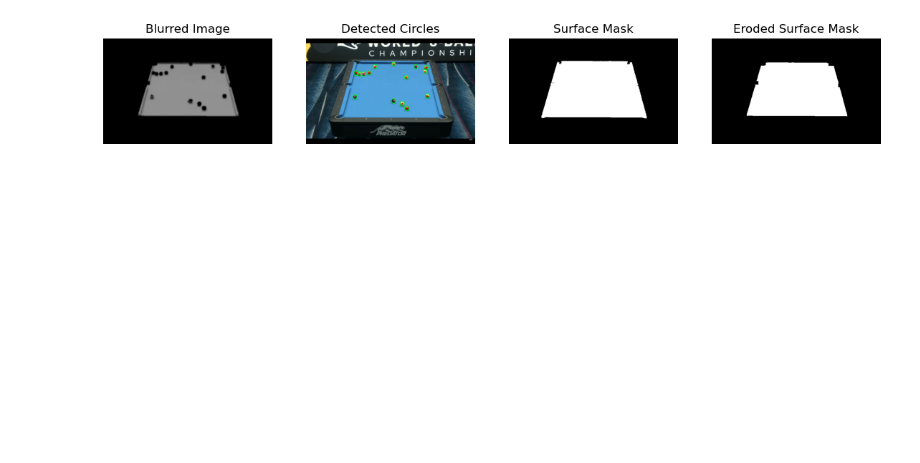
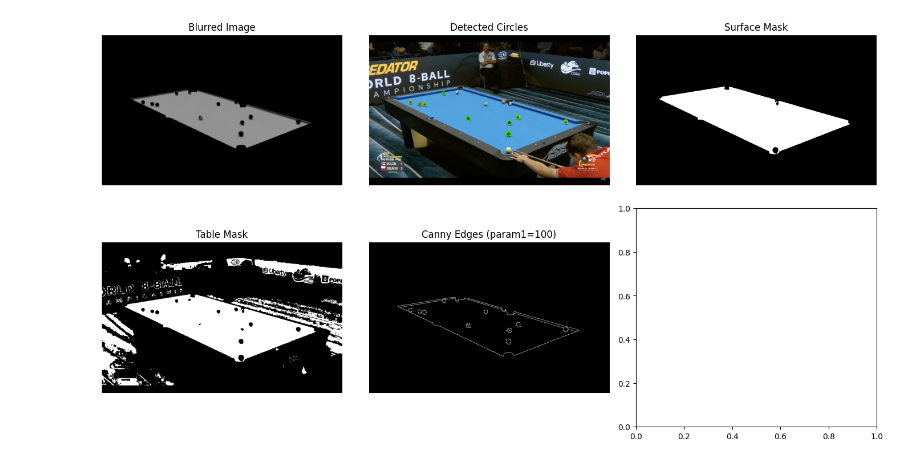
Before and after one commit to P-Silva1974746/CV_project, a Jupyter notebook: tests.ipynb, the cells around one changed output. Drawn from its saved outputs; the diff is of its cells as text; code cells hidden in the pictures; blank space fills up the shorter version.

Commit message:
ADD: new method to find the balls HOUGH_GRADIENT

```diff
--- a/tests.ipynb
+++ b/tests.ipynb
@@ -4,7 +4,12 @@ import numpy as np
 import matplotlib.pyplot as plt
 import ipywidgets as widgets
 # %%
-IMAGE_PATH= "./data/development_set/3f_png.rf.81c7e132365ef95bb19380ca389025f6.jpg"
+# IMAGE_PATH= "./data/development_set/18t_png.rf.52573d3d561f4ef4c73fbcc5a0d18752.jpg"
+IMAGE_PATH= "./data/development_set/21a_png.rf.34ea0016904d75da861731071be2058f.jpg"
+
+
+
+
 img = cv2.imread(IMAGE_PATH)
 
 f, axarr = plt.subplots(1, 4, figsize=(20, 10))
@@ -19,8 +24,11 @@ axarr[0].axis("off")
 #TABLE MASK
 hsv = cv2.cvtColor(img, cv2.COLOR_BGR2HSV)
 
-lower_blue = np.array([100, 150, 0])
-upper_blue = np.array([140, 255, 255])
+# lower_blue = np.array([100, 150, 0])
+# upper_blue = np.array([140, 255, 255])
+
+lower_blue = np.array([95, 60, 20])
+upper_blue = np.array([145, 255, 255])
 
 # create a mask of the blue table
 table_mask = cv2.inRange(hsv, lower_blue, upper_blue)
@@ -118,30 +121,55 @@ eroded_mask = cv2.erode(surface_mask, kernel, iterations=1)
 masked_frame = cv2.bitwise_and(gray, gray, mask=eroded_mask)
 
 # Blur first — reduces noise, improves circle detection significantly
-blurred = cv2.GaussianBlur(masked_frame, (9, 9), 2)
+# blurred = cv2.GaussianBlur(enhanced_frame, (3, 3), 0)
+blurred = cv2.GaussianBlur(masked_frame, (3, 3), 0)
+
+
+# ------- DEBUGGING BLOCK -------
+# Replicate what HoughCircles is seeing internally
+canny_param1 = 100
+edges = cv2.Canny(blurred, canny_param1 // 2, canny_param1)
+# --------------------------------
+
+# circles = cv2.HoughCircles(
+#     blurred,
+#     cv2.HOUGH_GRADIENT_ALT,
+#     dp=1.5,
+#     minDist=10,
+#     param1=canny_param1,
+#     param2=0.5,
+#     minRadius=4,
+#     maxRadius=20
+# )
 
 circles = cv2.HoughCircles(
-    blurred,
-    cv2.HOUGH_GRADIENT_ALT,
-    dp=1.5,
-    minDist=10,
-    param1=300,
-    param2=0.1
-)
+      blurred,
+      cv2.HOUGH_GRADIENT, # REMOVED _ALT
+      dp=1.2,             # 1.2 is better for standard gradient
+      minDist=15,
+      param1=100,
+      param2=15,          # CRITICAL: In standard Gradient, param2 is an accumulator threshold. Start between 12 and 20.
+      minRadius=4,
+      maxRadius=20
+  )
 
-median_test_radius = np.median(circles[0, :, 2])
-print(f"Median radius: {median_test_radius}")
 if circles is not None:
-  circles = np.round(circles[0]).astype(int)
-  for x, y, r in circles:
-    if((median_test_radius-5)<r<(median_test_radius+1)):
-          print(f"Circle found at ({x}, {y}) with radius {r}")
-          # draw the outer circle
-          cv2.circle(img_test, (x, y), r, (0, 255, 0), 2)
-          # draw the center of the circle
-          cv2.circle(img_test, (x, y), 2, (0, 0, 255), 3)
+  print("Detected")
+  median_test_radius = np.median(circles[0, :, 2])
+  print(f"Median radius: {median_test_radius}")
+  if circles is not None:
+    circles = np.round(circles[0]).astype(int)
+    for x, y, r in circles:
+      print(f"Circle found at ({x}, {y}) with radius {r}")
+      # draw the outer circle
+      cv2.circle(img_test, (x, y), r, (0, 255, 0), 2)
+      # draw the center of the circle
+      cv2.circle(img_test, (x, y), 2, (0, 0, 255), 3)
 
-f, axarr = plt.subplots(1, 4, figsize=(14, 4))
+
+  print(len(circles))
+f, axarr = plt.subplots(2, 3, figsize=(14, 8))
+axarr = axarr.flatten()
 axarr[0].imshow(cv2.cvtColor(blurred, cv2.COLOR_BGR2RGB))
 axarr[0].set_title("Blurred Image")
 axarr[0].axis("off")
@@ -154,7 +182,16 @@ axarr[2].imshow(surface_mask, cmap="gray")
 axarr[2].set_title("Surface Mask")
 axarr[2].axis("off")
 
-axarr[3].imshow(eroded_mask, cmap="gray")
-axarr[3].set_title("Eroded Surface Mask")
+axarr[3].imshow(table_mask, cmap="gray")
+axarr[3].set_title("Table Mask")
 axarr[3].axis("off")
+
+
+axarr[4].imshow(edges, cmap="gray")
+axarr[4].set_title(f"Canny Edges (param1={canny_param1})")
+axarr[4].axis("off")
+
+
+plt.tight_layout()
+plt.show()
 # %% [output]
@@ -178 +210 @@ Circle found at (414, 123) with radius 9
-[figure, old version]
+[figure, new version]
```
Also changed, not shown: parts of 3 cells of this notebook.
